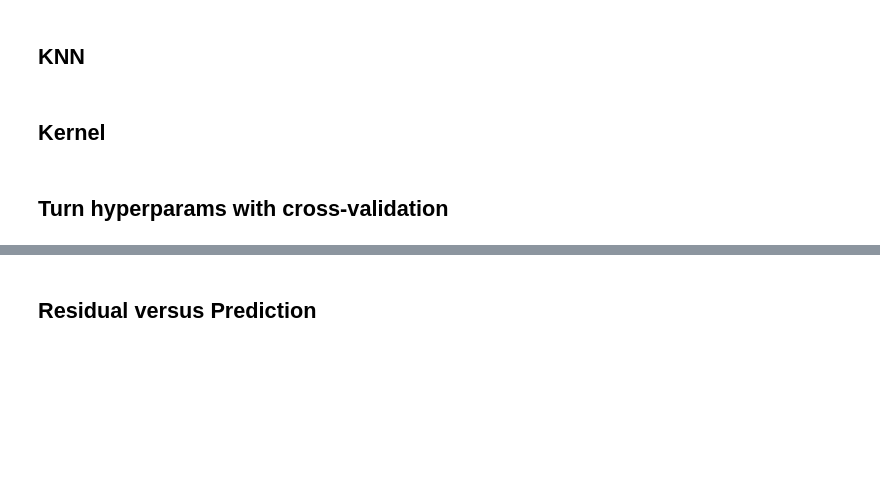
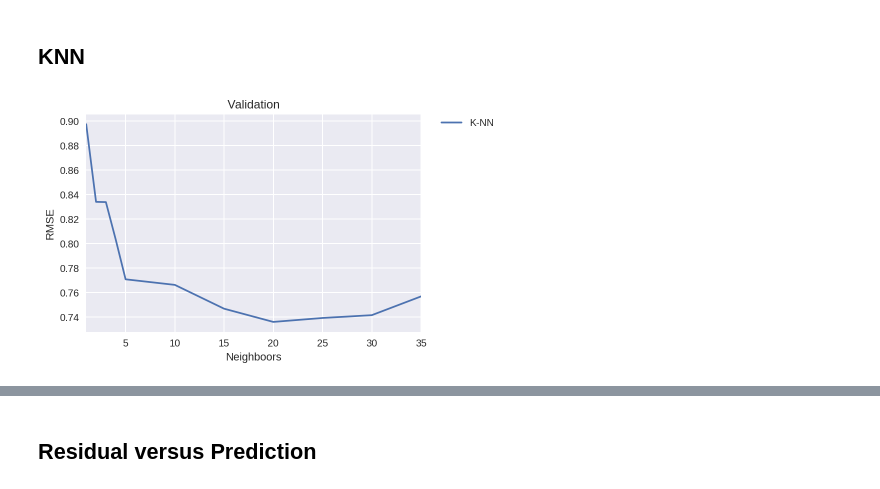
Before and after one commit to italoPontes/Machine-learning, a Jupyter notebook: Tarefas/Predicao-de-CRA-com-Regressao/Task 03.ipynb, the cells around one changed output, grey strips where cells are left out. Cells and saved outputs as stored; diff of their text form; code cells hidden in the pictures; blank space fills up the shorter version.

```diff
--- a/Tarefas/Predicao-de-CRA-com-Regressao/Task 03.ipynb
+++ b/Tarefas/Predicao-de-CRA-com-Regressao/Task 03.ipynb
@@ -260,7 +260,17 @@ Norma Lasso (lambda=0.075): 0.292663862559
 We can observe that with regularization, we obtain the smallest norma of coefficients.
 # %% [markdown]
 ## KNN
-# %% [markdown]
-## Kernel
-# %% [markdown]
-## Turn hyperparams with cross-validation
+# %%
+from sklearn.neighbors import KNeighborsRegressor
+
+neighboor=[1, 2, 3, 4, 5, 10, 15, 20, 25, 30, 35]
+cv_num = 5
+cv_knn = [rmse_cv(KNeighborsRegressor(n_neighbors = n), H, y, cv_num) for n in neighboor]
+
+cv_knn_mean = np.mean(cv_knn, axis=1)
+
+xlabel = "Neighboors"
+label = "K-NN"
+plot_graphic(cv_knn_mean, neigh, title, xlabel, ylabel, label)
+# %% [output]
+[figure, added]
```
Also changed, not shown: parts of 6 cells of this notebook, 1 other file.
